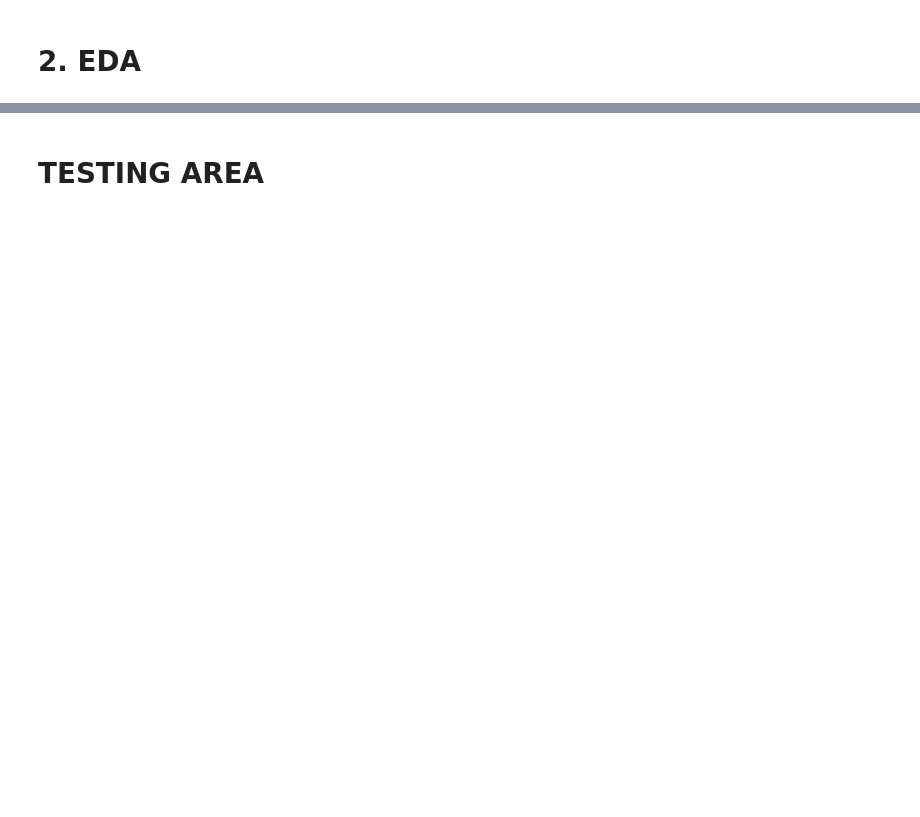
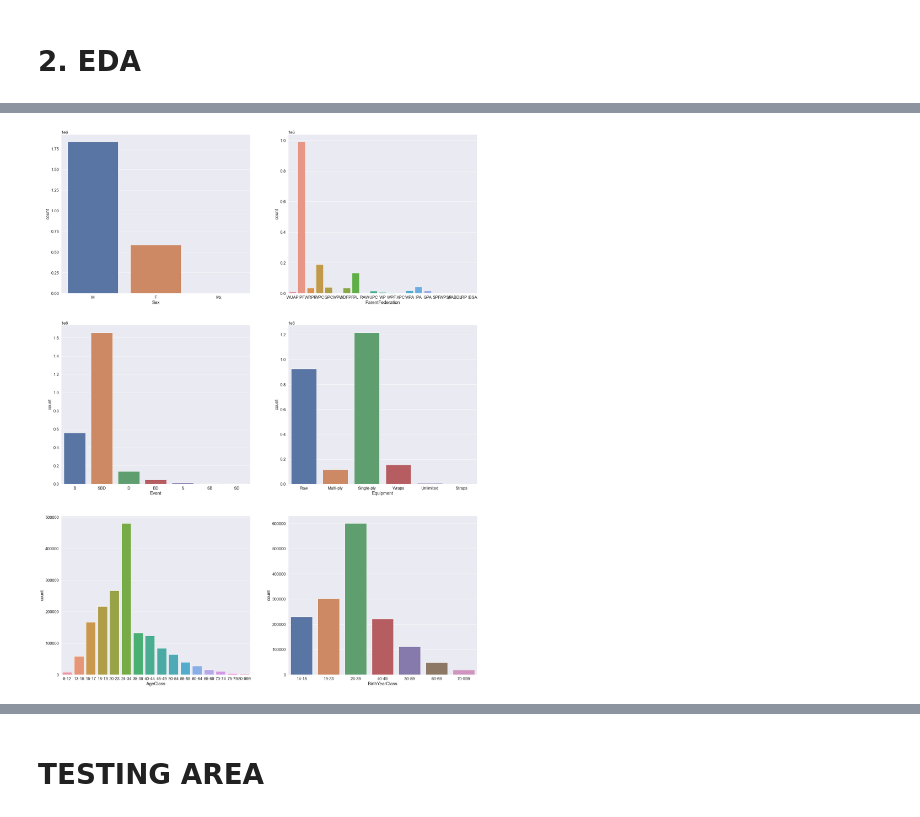
Before and after one commit to JosephAaron3/Powerlifting-Performance, a Jupyter notebook: Code/EDA/OP_EDA.ipynb, the cells around one changed output, grey strips where cells are left out. Cells and saved outputs as stored; diff of their text form; code cells hidden in the pictures; blank space fills up the shorter version.

```diff
--- a/Code/EDA/OP_EDA.ipynb
+++ b/Code/EDA/OP_EDA.ipynb
@@ -145,0 +171,18 @@ a[a.index.duplicated(keep=False)]
+# %%
+AgeClass_order = ['5-12', '13-15', '16-17', '18-19', '20-23', '24-34', '35-39', '40-44', '45-49', '50-54', '55-59', '60-64', '65-69', '70-74', '75-79', '80-999']
+BirthYearClass_order = ['14-18', '19-23', '24-39', '40-49', '50-59', '60-69', '70-999']
+
+sns.set(font_scale=1.5)
+plt.figure(figsize=(30,40))
+
+for i, col in enumerate(['Sex', 'ParentFederation', 'Event', 'Equipment']):
+    axi = plt.subplot(3, 2, i + 1)
+    sns.countplot(Xcat[col], ax = axi)
+axi = plt.subplot(3, 2, 5)
+sns.countplot(Xcat['AgeClass'], ax = axi, order = AgeClass_order)
+axi = plt.subplot(3, 2, 6)
+sns.countplot(Xcat['BirthYearClass'], ax = axi, order = BirthYearClass_order)
+
+plt.show()
+# %% [output]
+[figure, added]
```
Also changed, not shown: parts of 22 cells of this notebook.
